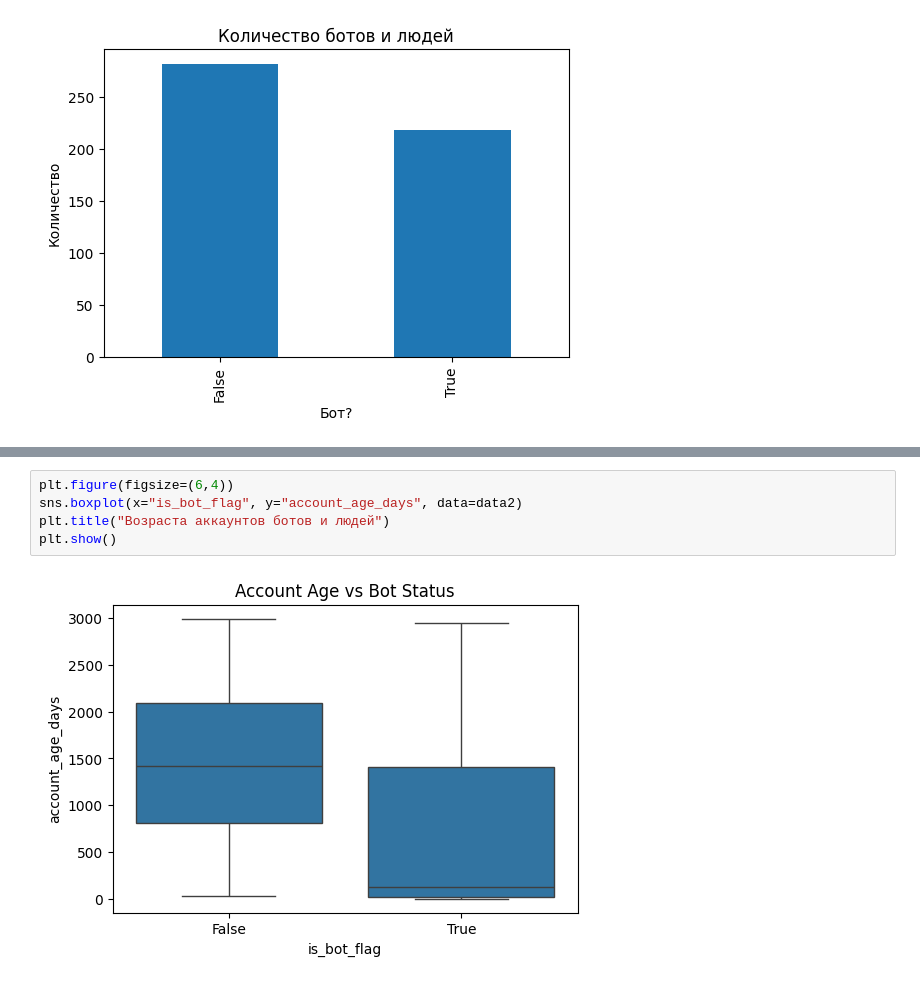
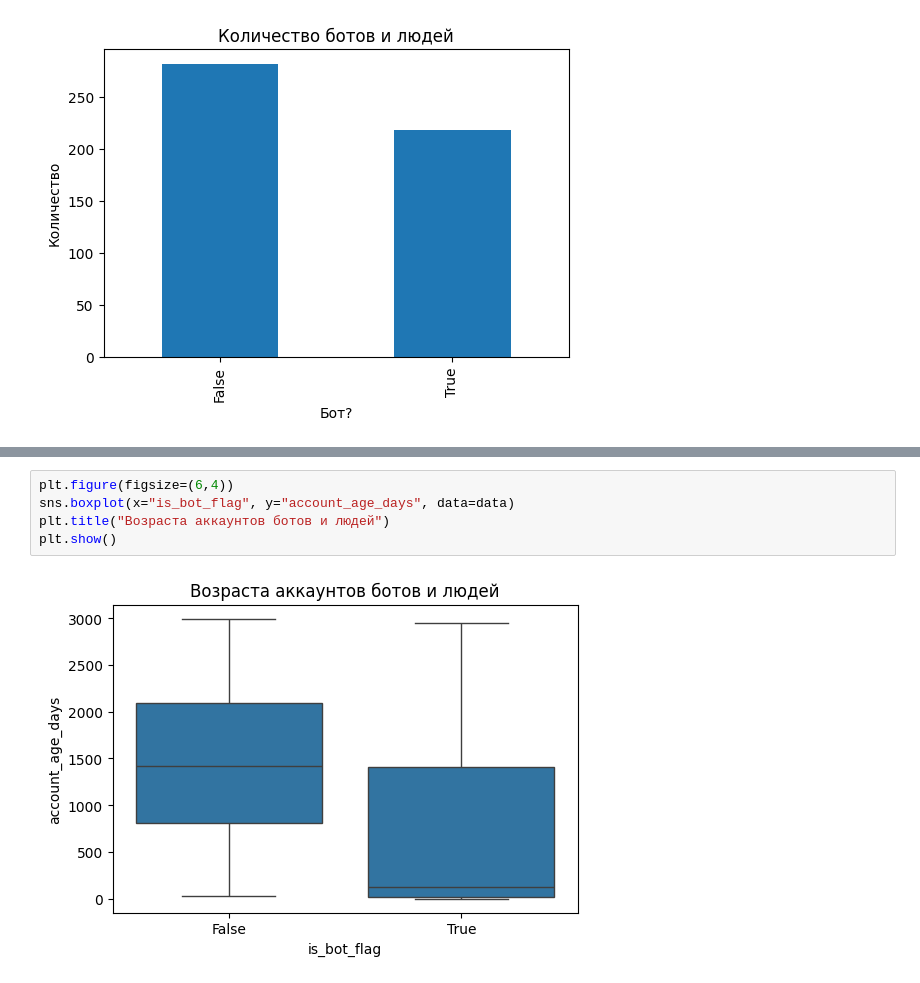
Before and after one commit to ollxel/reddit-bots, a Jupyter notebook: bot-predict2.ipynb, the cells around one changed output, grey strips where cells are left out. Drawn from its saved outputs; the diff is of its cells as text.

```diff
--- a/bot-predict2.ipynb
+++ b/bot-predict2.ipynb
@@ -83,11 +94,11 @@ plt.show()
 [figure]
 # %%
 plt.figure(figsize=(6,4))
-sns.boxplot(x="is_bot_flag", y="account_age_days", data=data2)
+sns.boxplot(x="is_bot_flag", y="account_age_days", data=data)
 plt.title("Возраста аккаунтов ботов и людей")
 plt.show()
 # %% [output]
-[figure, old version]
+[figure, new version]
 # %%
 importances = pd.Series(model.feature_importances_, index=features)
 importances.sort_values().plot(kind="barh")
```
Also changed, not shown: parts of 5 cells of this notebook, 4 other files.
